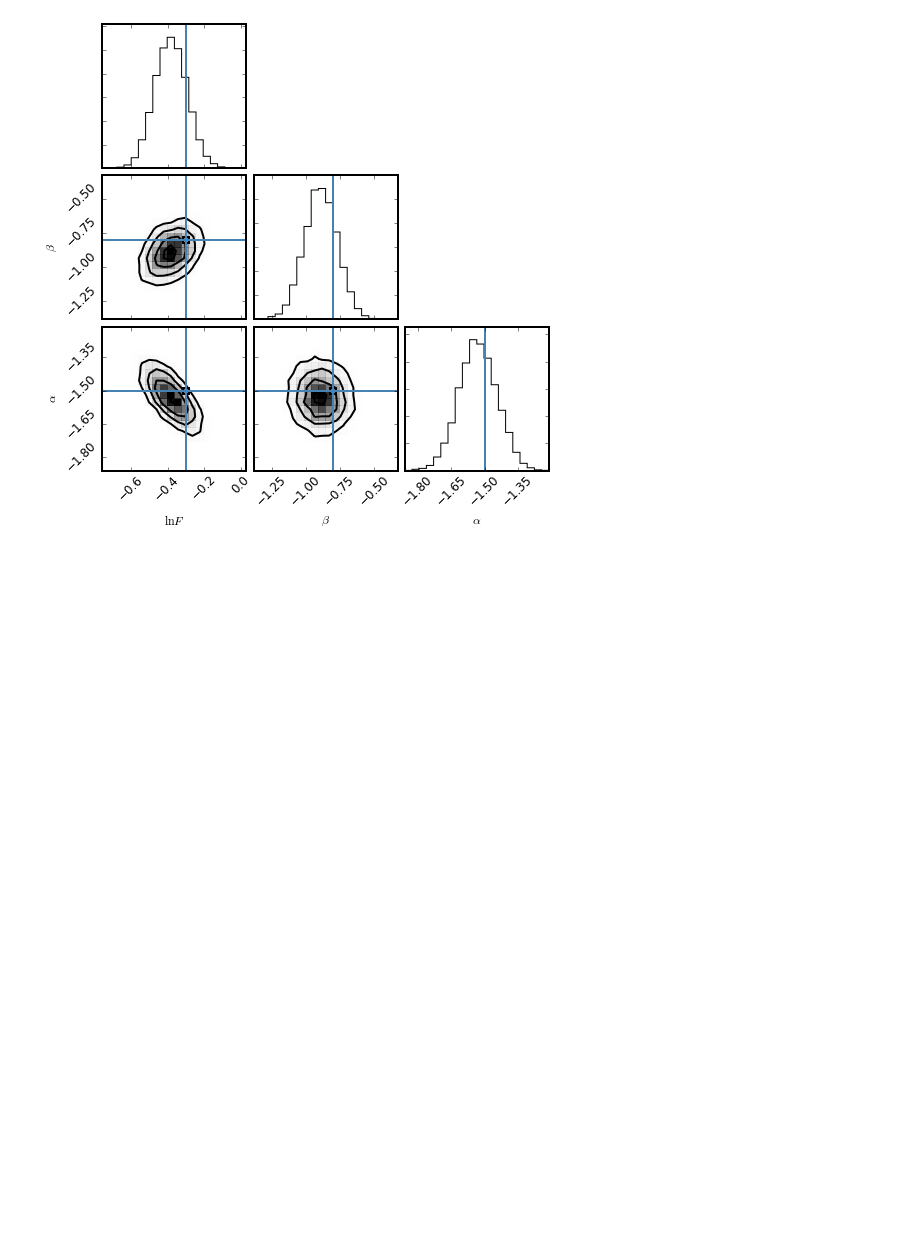
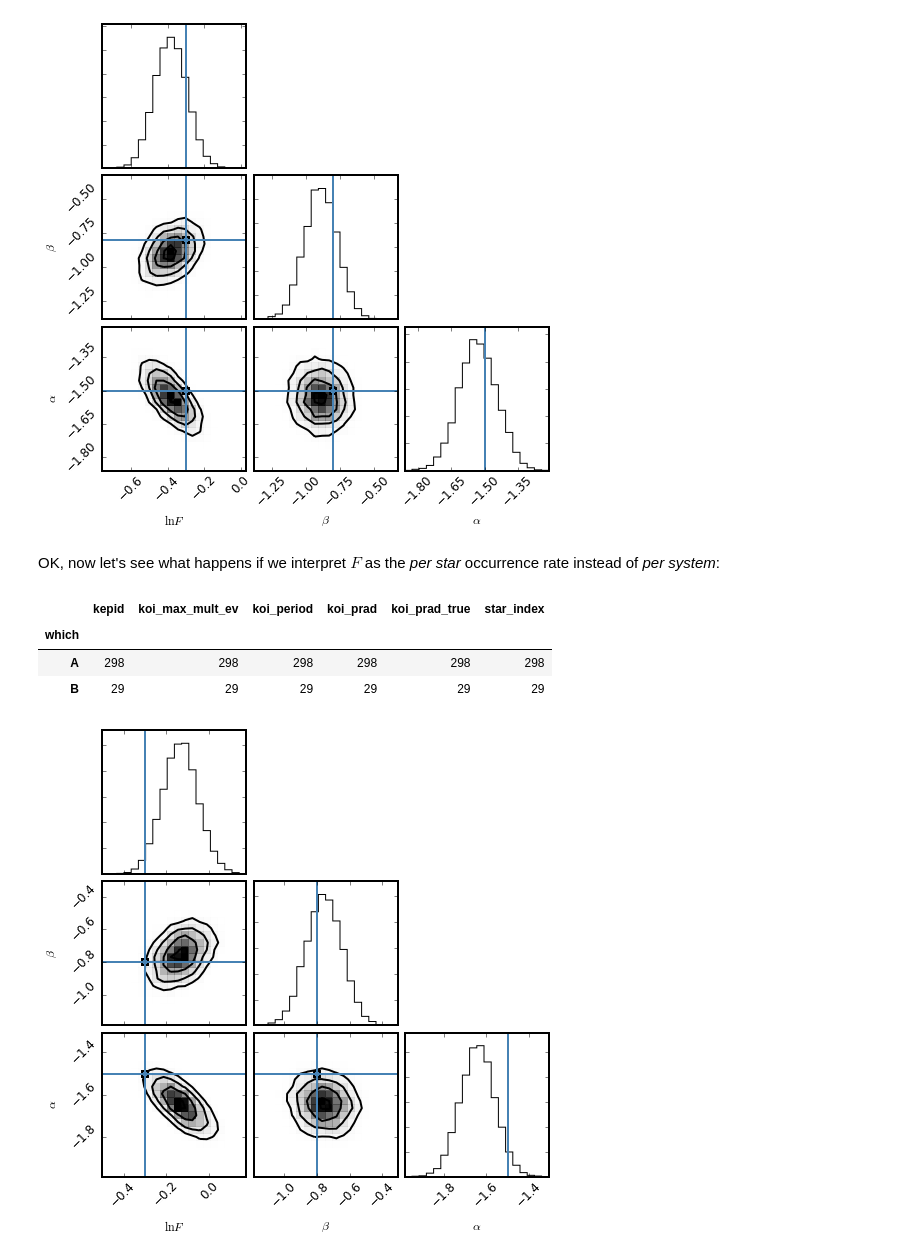
Before and after one commit to timothydmorton/kepcatsim, a Jupyter notebook: demo.ipynb, the cells around one changed output. Saved outputs shown, nothing was run; the diff lists cells and outputs as text; code cells hidden in the pictures; blank space fills up the shorter version.

Commit message:
added option to simulate per star rather than per system

```diff
--- a/demo.ipynb
+++ b/demo.ipynb
@@ -84,3 +84,28 @@ corner.corner(sampler2.flatchain, labels=[r"$\ln F$", r"$\beta$", r"$\alpha$"],
 # %% [output]
 Running chains...
 [figure]
+# %% [markdown]
+OK, now let's see what happens if we interpret $F$ as the *per star* occurrence rate instead of *per system*:
+# %%
+from kepcatsim.inference import DoublePowerLaw, ProbabilisticModel, run_mcmc
+import corner
+
+popmodel = DoublePowerLaw(period_rng, rp_rng)
+theta_true3 = [-0.3, -0.8, -1.5, 0.5, 0.3] #lnF0, beta, alpha, fB, gamma
+survey3 = simulate_survey(theta_true3, query=BURKE_QUERY,
+                         period_rng=period_rng, rp_rng=rp_rng,
+                          mes_threshold=mes_threshold, per_star=True)
+model3 = ProbabilisticModel(survey3, popmodel)
+sampler3 = run_mcmc(theta_true3[:3], model3)
+# %%
+survey3.planets.groupby('which').count()
+# %% [output]
+|  | kepid | koi_max_mult_ev | koi_period | koi_prad | koi_prad_true | star_index |
+| which |  |  |  |  |  |  |
+| A | 298 | 298 | 298 | 298 | 298 | 298 |
+| B | 29 | 29 | 29 | 29 | 29 | 29 |
+# %%
+corner.corner(sampler3.flatchain, labels=[r"$\ln F$", r"$\beta$", r"$\alpha$"],
+                truths=(theta_true3[:3]));
+# %% [output]
+[figure, added]
```
Also changed, not shown: parts of 3 cells of this notebook, 2 other files.
